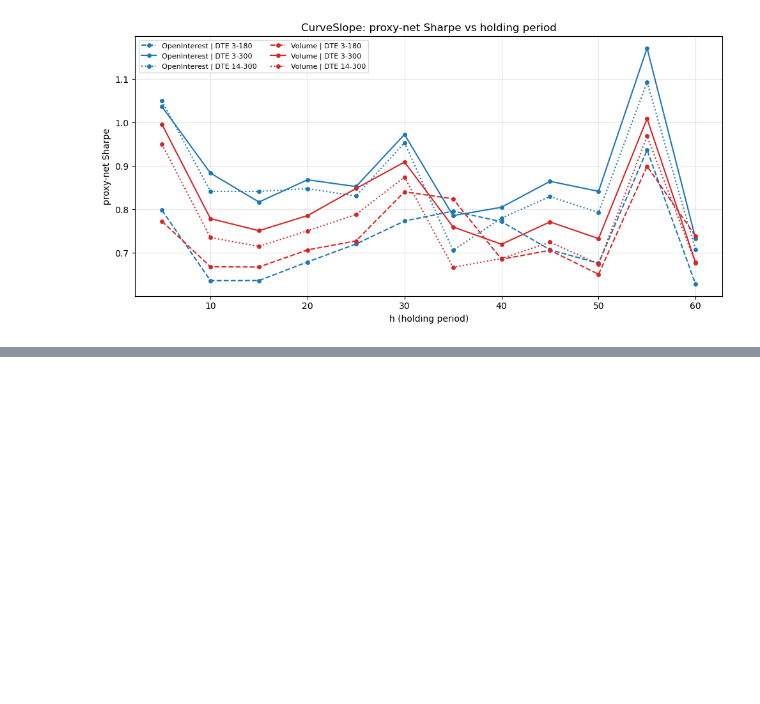
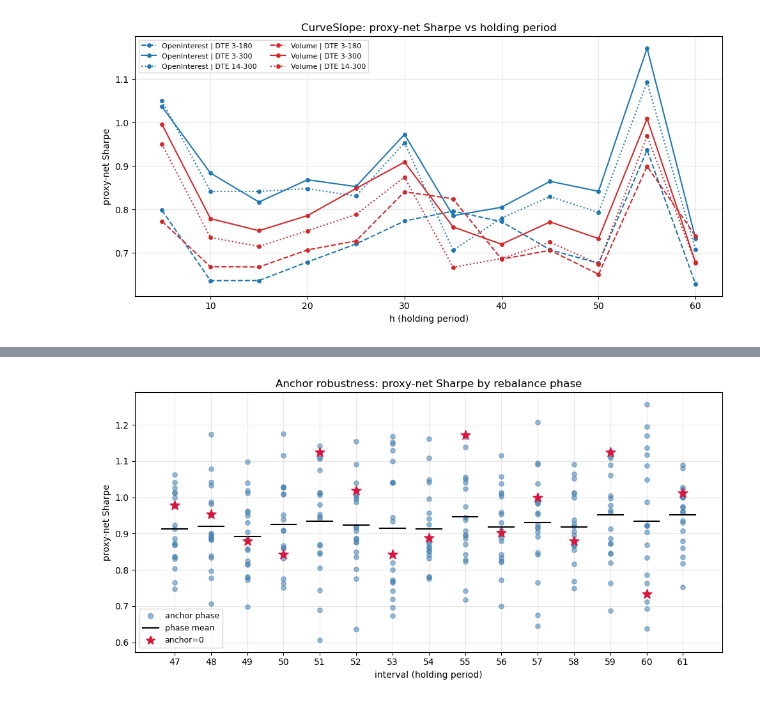
Before and after one commit to JesseGXQ/early-bird-alpha, a Jupyter notebook: research/notebooks/202611/curve_slope.ipynb, the cells around one changed output, grey strips where cells are left out. Cells and saved outputs as stored; diff of their text form; code cells hidden in the pictures; blank space fills up the shorter version.

```diff
--- a/research/notebooks/202611/curve_slope.ipynb
+++ b/research/notebooks/202611/curve_slope.ipynb
@@ -372,0 +499,11 @@ plt.show()
+# %%
+rbl_rst = examine_rebalance_timing_luck(
+    signal=replace(presets.base_signal, values=factor_values['OI_3-300']),
+    dataset=dataset,
+    spec=presets.mrls_base_spec,
+    intervals=list(np.arange(47, 62, 1).astype(int)),
+    n_jobs=15,
+    plot=True
+)
+# %% [output]
+[figure, added]
```
Also changed, not shown: parts of 8 cells of this notebook, 6 other files.
